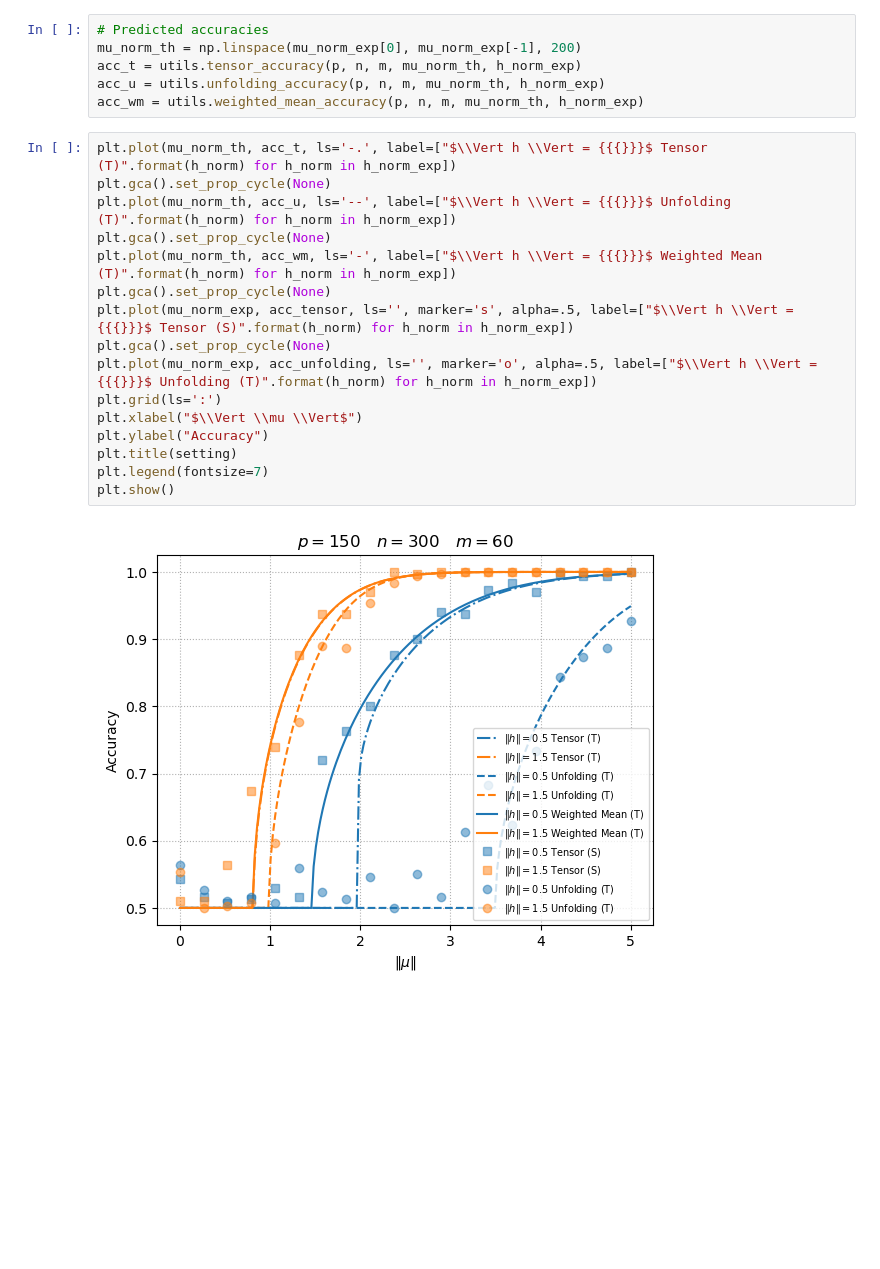
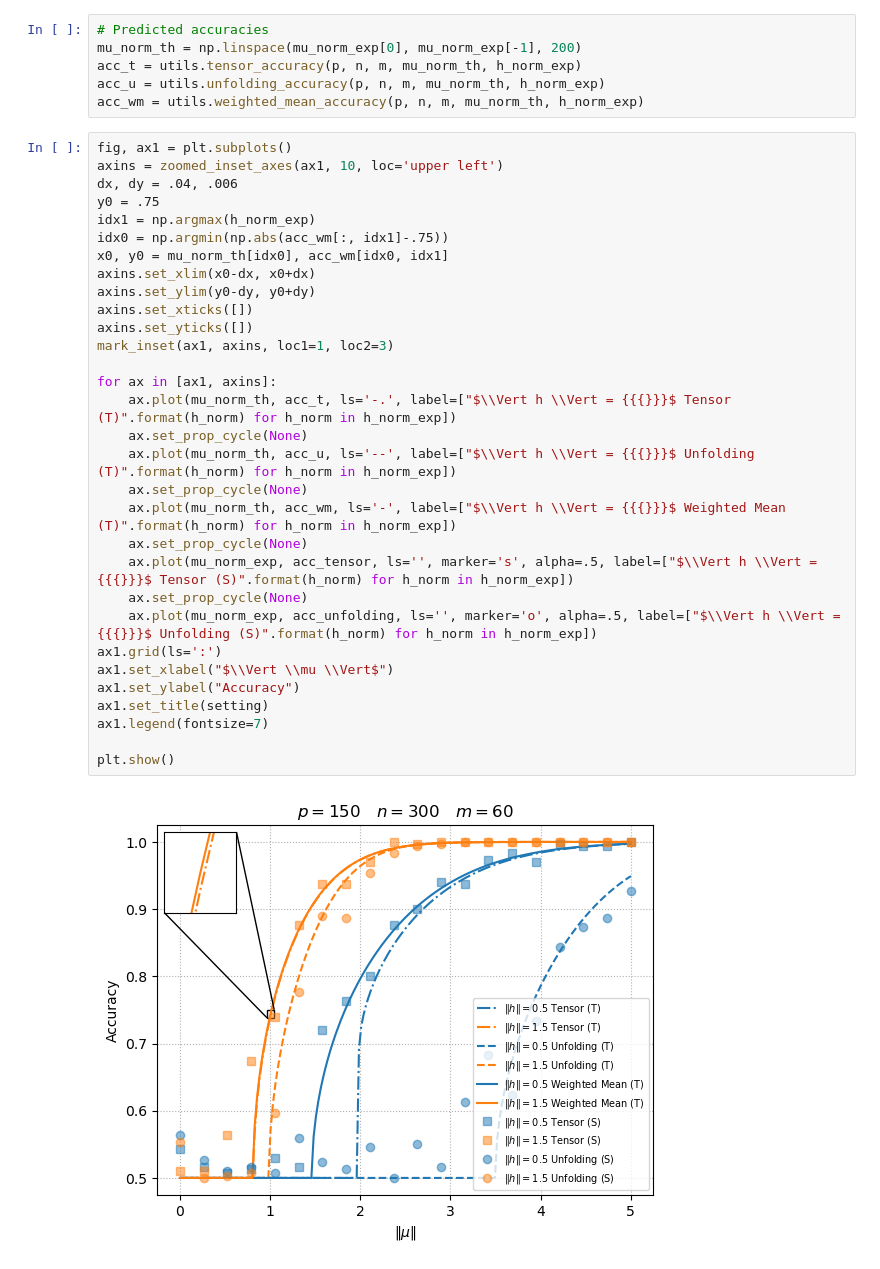
Before and after one commit to HugoLebeau/nested_matrix-tensor, a Jupyter notebook: benchmark_clustering.ipynb, the cells around one changed output. Drawn from its saved outputs; the diff is of its cells as text; blank space fills up the shorter version.

Commit message:
add zoom in plot

```diff
--- a/benchmark_clustering.ipynb
+++ b/benchmark_clustering.ipynb
@@ -35,20 +36,35 @@ acc_t = utils.tensor_accuracy(p, n, m, mu_norm_th, h_norm_exp)
 acc_u = utils.unfolding_accuracy(p, n, m, mu_norm_th, h_norm_exp)
 acc_wm = utils.weighted_mean_accuracy(p, n, m, mu_norm_th, h_norm_exp)
 # %%
-plt.plot(mu_norm_th, acc_t, ls='-.', label=["$\\Vert h \\Vert = {{{}}}$ Tensor (T)".format(h_norm) for h_norm in h_norm_exp])
-plt.gca().set_prop_cycle(None)
-plt.plot(mu_norm_th, acc_u, ls='--', label=["$\\Vert h \\Vert = {{{}}}$ Unfolding (T)".format(h_norm) for h_norm in h_norm_exp])
-plt.gca().set_prop_cycle(None)
-plt.plot(mu_norm_th, acc_wm, ls='-', label=["$\\Vert h \\Vert = {{{}}}$ Weighted Mean (T)".format(h_norm) for h_norm in h_norm_exp])
-plt.gca().set_prop_cycle(None)
-plt.plot(mu_norm_exp, acc_tensor, ls='', marker='s', alpha=.5, label=["$\\Vert h \\Vert = {{{}}}$ Tensor (S)".format(h_norm) for h_norm in h_norm_exp])
-plt.gca().set_prop_cycle(None)
-plt.plot(mu_norm_exp, acc_unfolding, ls='', marker='o', alpha=.5, label=["$\\Vert h \\Vert = {{{}}}$ Unfolding (T)".format(h_norm) for h_norm in h_norm_exp])
-plt.grid(ls=':')
-plt.xlabel("$\\Vert \\mu \\Vert$")
-plt.ylabel("Accuracy")
-plt.title(setting)
-plt.legend(fontsize=7)
+fig, ax1 = plt.subplots()
+axins = zoomed_inset_axes(ax1, 10, loc='upper left')
+dx, dy = .04, .006
+y0 = .75
+idx1 = np.argmax(h_norm_exp)
+idx0 = np.argmin(np.abs(acc_wm[:, idx1]-.75))
+x0, y0 = mu_norm_th[idx0], acc_wm[idx0, idx1]
+axins.set_xlim(x0-dx, x0+dx)
+axins.set_ylim(y0-dy, y0+dy)
+axins.set_xticks([])
+axins.set_yticks([])
+mark_inset(ax1, axins, loc1=1, loc2=3)
+
+for ax in [ax1, axins]:
+    ax.plot(mu_norm_th, acc_t, ls='-.', label=["$\\Vert h \\Vert = {{{}}}$ Tensor (T)".format(h_norm) for h_norm in h_norm_exp])
+    ax.set_prop_cycle(None)
+    ax.plot(mu_norm_th, acc_u, ls='--', label=["$\\Vert h \\Vert = {{{}}}$ Unfolding (T)".format(h_norm) for h_norm in h_norm_exp])
+    ax.set_prop_cycle(None)
+    ax.plot(mu_norm_th, acc_wm, ls='-', label=["$\\Vert h \\Vert = {{{}}}$ Weighted Mean (T)".format(h_norm) for h_norm in h_norm_exp])
+    ax.set_prop_cycle(None)
+    ax.plot(mu_norm_exp, acc_tensor, ls='', marker='s', alpha=.5, label=["$\\Vert h \\Vert = {{{}}}$ Tensor (S)".format(h_norm) for h_norm in h_norm_exp])
+    ax.set_prop_cycle(None)
+    ax.plot(mu_norm_exp, acc_unfolding, ls='', marker='o', alpha=.5, label=["$\\Vert h \\Vert = {{{}}}$ Unfolding (S)".format(h_norm) for h_norm in h_norm_exp])
+ax1.grid(ls=':')
+ax1.set_xlabel("$\\Vert \\mu \\Vert$")
+ax1.set_ylabel("Accuracy")
+ax1.set_title(setting)
+ax1.legend(fontsize=7)
+
 plt.show()
 # %% [output]
-[figure, old version]
+[figure, new version]
```
Also changed, not shown: parts of 1 cell of this notebook.
